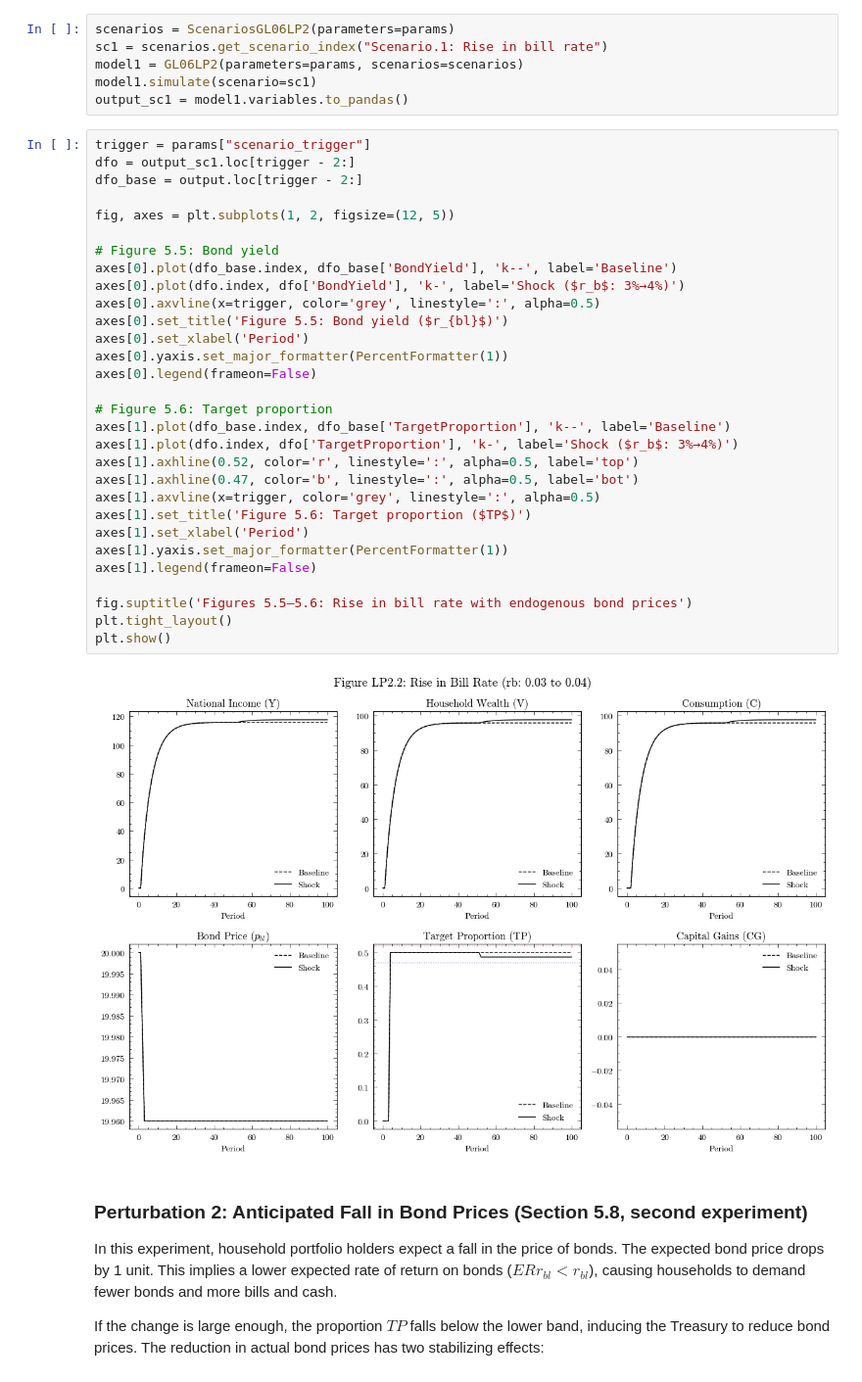
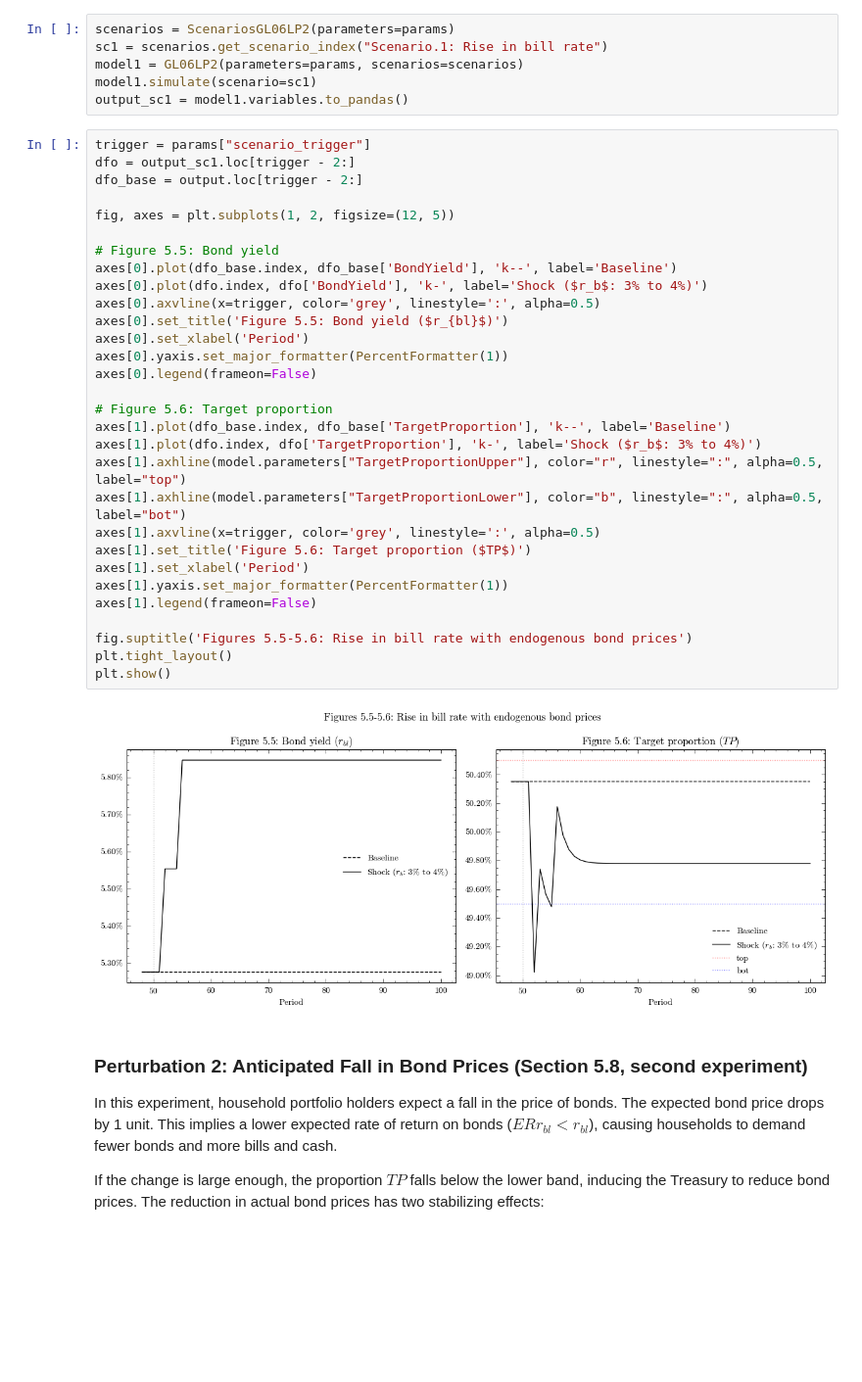
Before and after one commit to KarlNaumann/MacroStat, a Jupyter notebook: docs/models/GL06/GL06LP2.ipynb, the cells around one changed output. Shown at 98% size. Cells and saved outputs as stored; diff of their text form; blank space fills up the shorter version.

```diff
--- a/docs/models/GL06/GL06LP2.ipynb
+++ b/docs/models/GL06/GL06LP2.ipynb
@@ -149,35 +149,35 @@ output_sc1 = model1.variables.to_pandas()
 # %%
 trigger = params["scenario_trigger"]
 dfo = output_sc1.loc[trigger - 2:]
 dfo_base = output.loc[trigger - 2:]
 
 fig, axes = plt.subplots(1, 2, figsize=(12, 5))
 
 # Figure 5.5: Bond yield
 axes[0].plot(dfo_base.index, dfo_base['BondYield'], 'k--', label='Baseline')
-axes[0].plot(dfo.index, dfo['BondYield'], 'k-', label='Shock ($r_b$: 3%→4%)')
+axes[0].plot(dfo.index, dfo['BondYield'], 'k-', label='Shock ($r_b$: 3% to 4%)')
 axes[0].axvline(x=trigger, color='grey', linestyle=':', alpha=0.5)
 axes[0].set_title('Figure 5.5: Bond yield ($r_{bl}$)')
 axes[0].set_xlabel('Period')
 axes[0].yaxis.set_major_formatter(PercentFormatter(1))
 axes[0].legend(frameon=False)
 
 # Figure 5.6: Target proportion
 axes[1].plot(dfo_base.index, dfo_base['TargetProportion'], 'k--', label='Baseline')
-axes[1].plot(dfo.index, dfo['TargetProportion'], 'k-', label='Shock ($r_b$: 3%→4%)')
-axes[1].axhline(0.52, color='r', linestyle=':', alpha=0.5, label='top')
-axes[1].axhline(0.47, color='b', linestyle=':', alpha=0.5, label='bot')
+axes[1].plot(dfo.index, dfo['TargetProportion'], 'k-', label='Shock ($r_b$: 3% to 4%)')
+axes[1].axhline(model.parameters["TargetProportionUpper"], color="r", linestyle=":", alpha=0.5, label="top")
+axes[1].axhline(model.parameters["TargetProportionLower"], color="b", linestyle=":", alpha=0.5, label="bot")
 axes[1].axvline(x=trigger, color='grey', linestyle=':', alpha=0.5)
 axes[1].set_title('Figure 5.6: Target proportion ($TP$)')
 axes[1].set_xlabel('Period')
 axes[1].yaxis.set_major_formatter(PercentFormatter(1))
 axes[1].legend(frameon=False)
 
-fig.suptitle('Figures 5.5–5.6: Rise in bill rate with endogenous bond prices')
+fig.suptitle('Figures 5.5-5.6: Rise in bill rate with endogenous bond prices')
 plt.tight_layout()
 plt.show()
 # %% [output]
-[figure, old version]
+[figure, new version]
 # %% [markdown]
 ### Perturbation 2: Anticipated Fall in Bond Prices (Section 5.8, second experiment)
 
```
Also changed, not shown: parts of 2 cells of this notebook, 5 other files.
